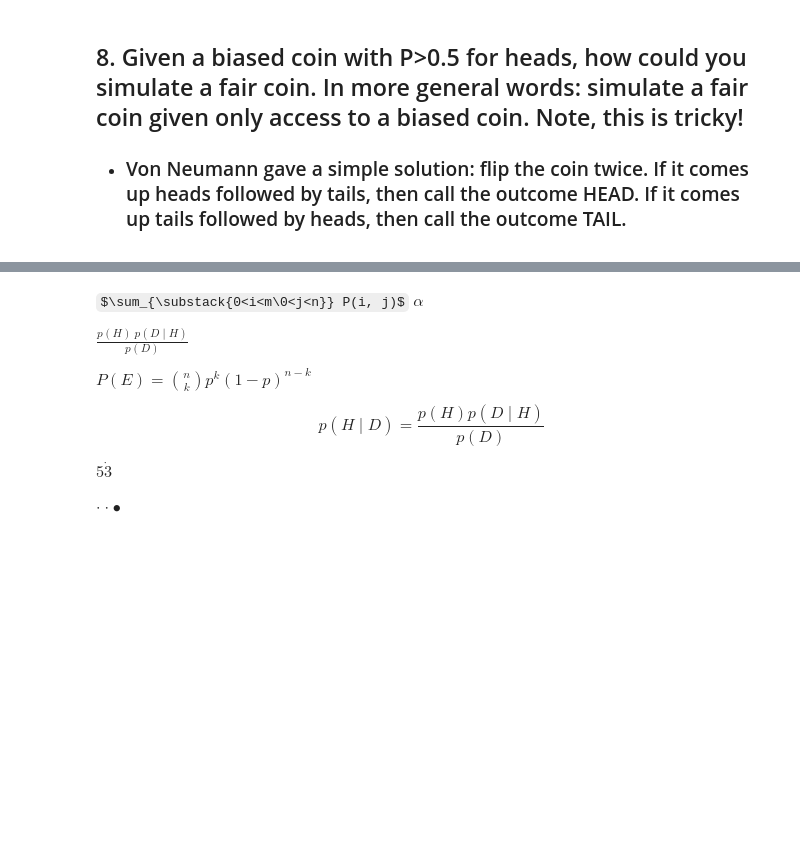
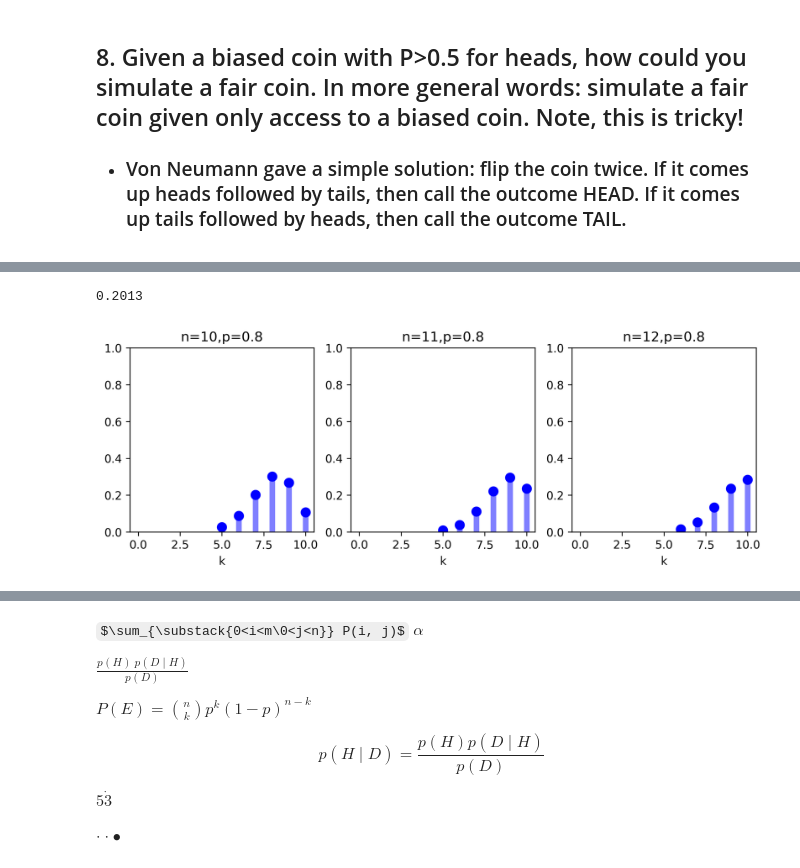
Before and after one commit to edeane/ds-interview-prep, a Jupyter notebook: Data-Science-Career-Guide-Questions-ED.ipynb, the cells around one changed output, grey strips where cells are left out. Cells and saved outputs as stored; diff of their text form; code cells hidden in the pictures; some formulas as TeX source; blank space fills up the shorter version.

```diff
--- a/Data-Science-Career-Guide-Questions-ED.ipynb
+++ b/Data-Science-Career-Guide-Questions-ED.ipynb
@@ -100,0 +141,35 @@ print('{}%'.format(round(n_heads_fair / flips * 100, 1)))
+# %%
+round((fct(10) / (fct(3)*fct(7))) * (.8**7) * (1-.8)**(3), 4)
+# %% [output]
+0.2013
+# %%
+#BINOMIAL
+font_size = 11
+font_name = 'sans-serif'
+fig = plt.figure(figsize=(10, 6), dpi=300)
+splot = 0
+
+# looxp through parameterizations of the beta
+for n, p in [(10, 0.8), (11, 0.8), (12, 0.8)]:
+    splot += 1
+    ax = fig.add_subplot(1, 3, splot)
+
+    x = np.arange(scs.binom.ppf(0.01, n, p), scs.binom.ppf(.99, n, p)+1)
+    ax.plot(x, scs.binom.pmf(x, n, p), 'bo', ms=8, label='pmf')
+    ax.vlines(x, 0, scs.binom.pmf(x, n, p), colors='b', lw=5, alpha=0.5)
+    rv = scs.binom(n, p)
+
+    ax.set_ylim((0, 1.0))
+    ax.set_xlim((-0.5, 10.5))
+    ax.set_title("n=%s,p=%s" % (n, p))
+    ax.set_aspect(1./ax.get_data_ratio())
+    ax.set_xlabel('k')
+
+    for t in ax.get_xticklabels():
+        t.set_fontsize(font_size-1)
+        t.set_fontname(font_name)
+    for t in ax.get_yticklabels():
+        t.set_fontsize(font_size-1)
+        t.set_fontname(font_name)
+# %% [output]
+[figure, added]
```
Also changed, not shown: parts of 11 cells of this notebook.
